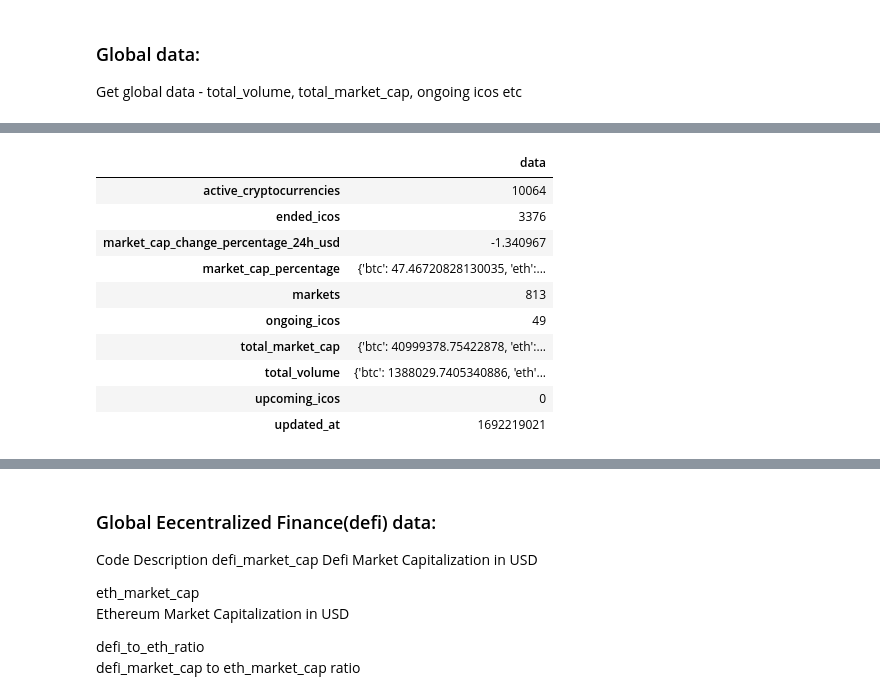
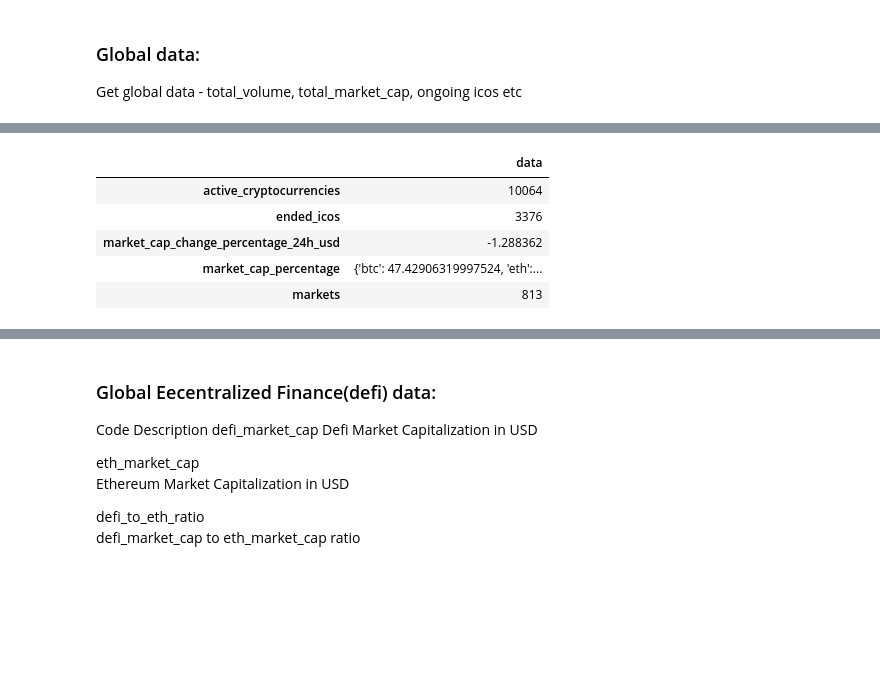
Before and after one commit to Lucaramallo/Cripto_analisis_lucaramallo, a Jupyter notebook: EDA_Cripto.ipynb, the cells around one changed output, grey strips where cells are left out. Cells and saved outputs as stored; diff of their text form; code cells hidden in the pictures; blank space fills up the shorter version.

```diff
--- a/EDA_Cripto.ipynb
+++ b/EDA_Cripto.ipynb
@@ -673,16 +662,11 @@ total_volume                           {'btc': 1388029.7405340886, 'eth': 222369
 upcoming_icos                                                                                                                                                                                            ...
 updated_at                                                                                                                                                                                               ...
 # %%
-list_of_global_data
+list_of_global_data.head()
 # %% [output]
 |  | data |
 | active_cryptocurrencies | 10064 |
 | ended_icos | 3376 |
-| market_cap_change_percentage_24h_usd | -1.340967 |
-| market_cap_percentage | {'btc': 47.46720828130035, 'eth':... |
+| market_cap_change_percentage_24h_usd | -1.288362 |
+| market_cap_percentage | {'btc': 47.42906319997524, 'eth':... |
 | markets | 813 |
-| ongoing_icos | 49 |
-| total_market_cap | {'btc': 40999378.75422878, 'eth':... |
-| total_volume | {'btc': 1388029.7405340886, 'eth'... |
-| upcoming_icos | 0 |
-| updated_at | 1692219021 |
```
Also changed, not shown: parts of 16 cells of this notebook.
